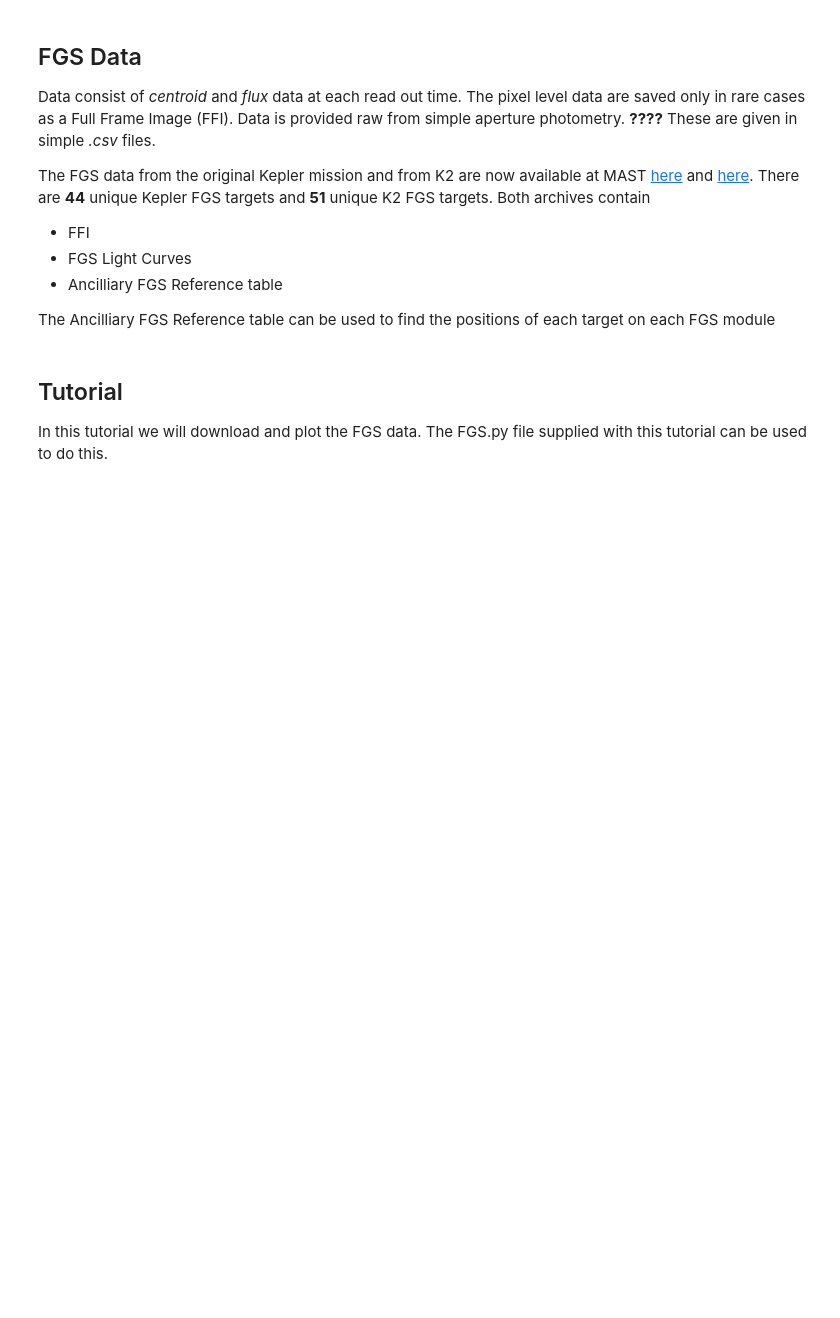
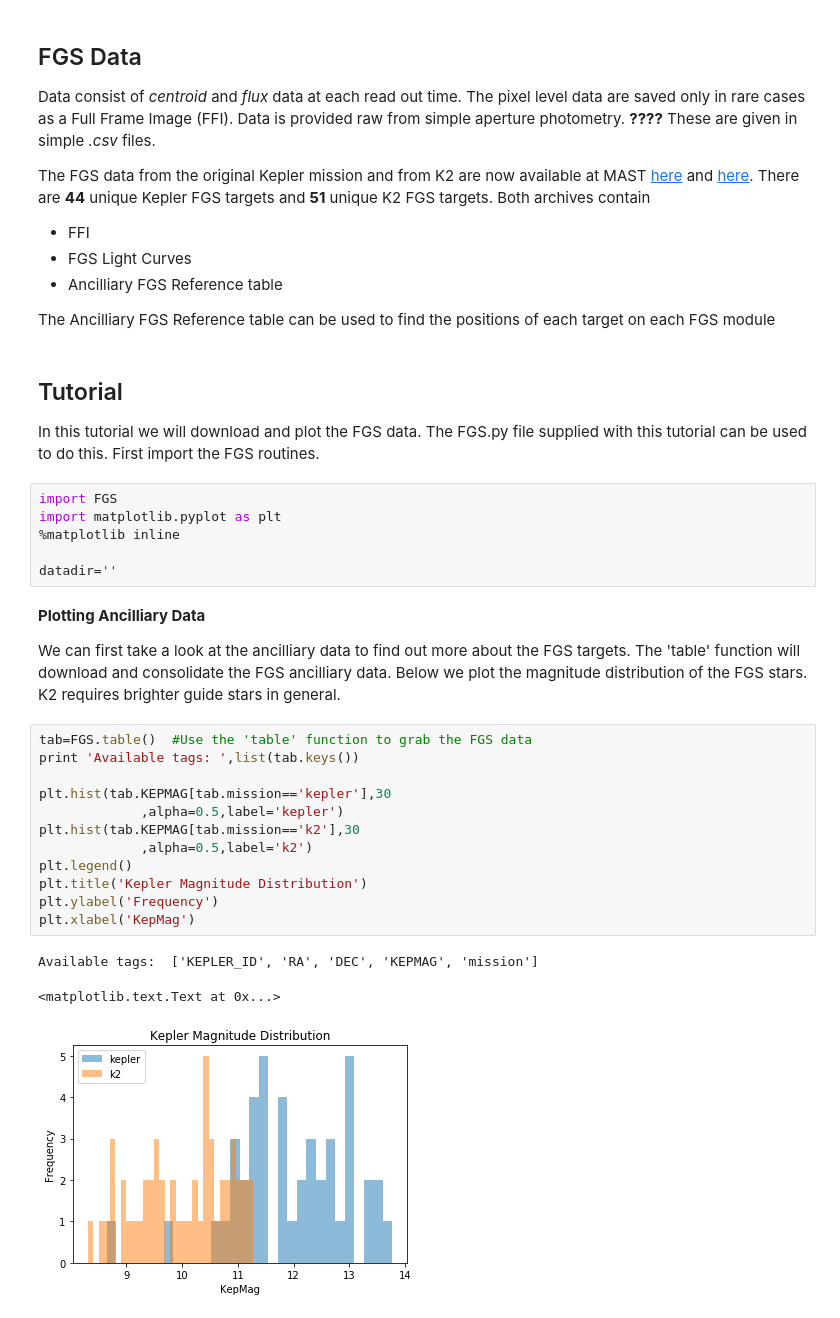
Before and after one commit to christinahedges/kepFGS, a Jupyter notebook: FGS_Tutorial.ipynb, the cells around one changed output. Saved outputs shown, nothing was run; the diff lists cells and outputs as text; blank space fills up the shorter version.

Commit message:
Added lookup table

```diff
--- a/FGS_Tutorial.ipynb
+++ b/FGS_Tutorial.ipynb
@@ -23,4 +23,30 @@ The Ancilliary FGS Reference table can be used to find the positions of each tar
 # %% [markdown]
 Tutorial
 --------
-In this tutorial we will download and plot the FGS data. The FGS.py file supplied with this tutorial can be used to do this.
+In this tutorial we will download and plot the FGS data. The FGS.py file supplied with this tutorial can be used to do this. First import the FGS routines.
+# %%
+import FGS
+import matplotlib.pyplot as plt
+%matplotlib inline
+
+datadir=''
+# %% [markdown]
+**Plotting Ancilliary Data**
+
+We can first take a look at the ancilliary data to find out more about the FGS targets. The 'table' function will download and consolidate the FGS ancilliary data. Below we plot the magnitude distribution of the FGS stars. K2 requires brighter guide stars in general.
+# %%
+tab=FGS.table()  #Use the 'table' function to grab the FGS data
+print 'Available tags: ',list(tab.keys())
+
+plt.hist(tab.KEPMAG[tab.mission=='kepler'],30
+             ,alpha=0.5,label='kepler')
+plt.hist(tab.KEPMAG[tab.mission=='k2'],30
+             ,alpha=0.5,label='k2')
+plt.legend()
+plt.title('Kepler Magnitude Distribution')
+plt.ylabel('Frequency')
+plt.xlabel('KepMag')
+# %% [output]
+Available tags:  ['KEPLER_ID', 'RA', 'DEC', 'KEPMAG', 'mission']
+<matplotlib.text.Text at 0x...>
+[figure, added]
```
Also changed, not shown: parts of 10 cells of this notebook, 1 other file.
